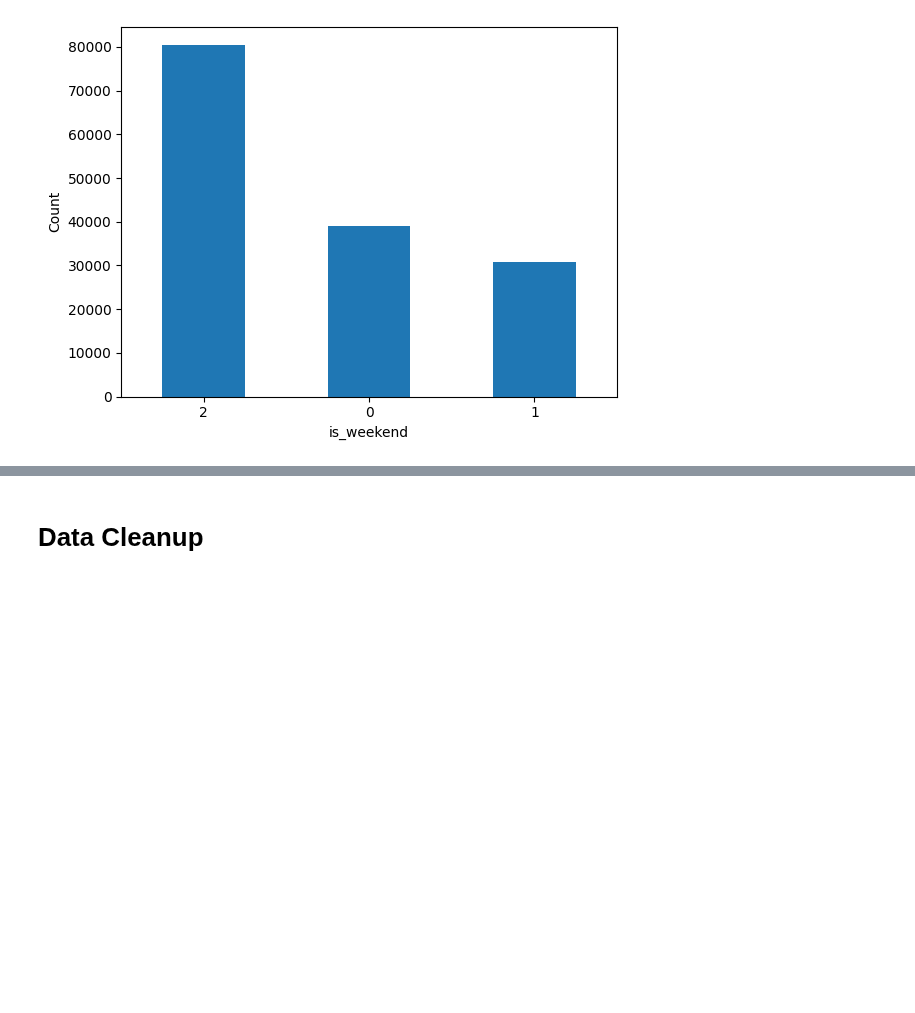
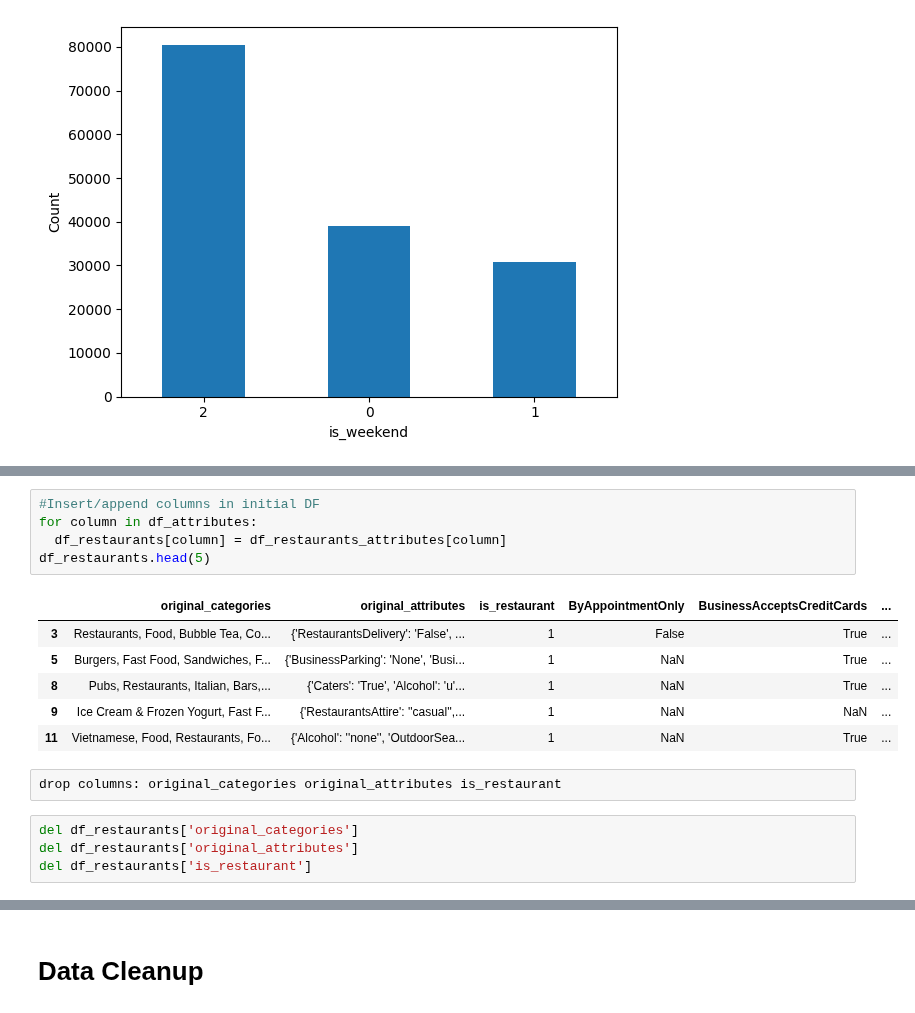
Before and after one commit to jmohsbeck1/jpmc_mle, a Jupyter notebook: Copy_of_JMCopy_of_DataDazzlers_DineOracle.ipynb, the cells around one changed output, grey strips where cells are left out. Drawn from its saved outputs; the diff is of its cells as text; blank space fills up the shorter version.

```diff
--- a/Copy_of_JMCopy_of_DataDazzlers_DineOracle.ipynb
+++ b/Copy_of_JMCopy_of_DataDazzlers_DineOracle.ipynb
@@ -583,0 +688,18 @@ df_hours['is_weekend'].value_counts().plot(kind='bar', xlabel='is_weekend', ylab
+# %%
+#Insert/append columns in initial DF
+for column in df_attributes:
+  df_restaurants[column] = df_restaurants_attributes[column]
+df_restaurants.head(5)
+# %% [output]
+|  | original_categories | original_attributes | is_restaurant | ByAppointmentOnly | BusinessAcceptsCreditCards | ... |
+| 3 | Restaurants, Food, Bubble Tea, Co... | {'RestaurantsDelivery': 'False', ... | 1 | False | True | ... |
+| 5 | Burgers, Fast Food, Sandwiches, F... | {'BusinessParking': 'None', 'Busi... | 1 | NaN | True | ... |
+| 8 | Pubs, Restaurants, Italian, Bars,... | {'Caters': 'True', 'Alcohol': 'u'... | 1 | NaN | True | ... |
+| 9 | Ice Cream & Frozen Yogurt, Fast F... | {'RestaurantsAttire': ''casual'',... | 1 | NaN | NaN | ... |
+| 11 | Vietnamese, Food, Restaurants, Fo... | {'Alcohol': ''none'', 'OutdoorSea... | 1 | NaN | True | ... |
+# %%
+drop columns: original_categories original_attributes is_restaurant
+# %%
+del df_restaurants['original_categories']
+del df_restaurants['original_attributes']
+del df_restaurants['is_restaurant']
```
Also changed, not shown: parts of 25 cells of this notebook.
